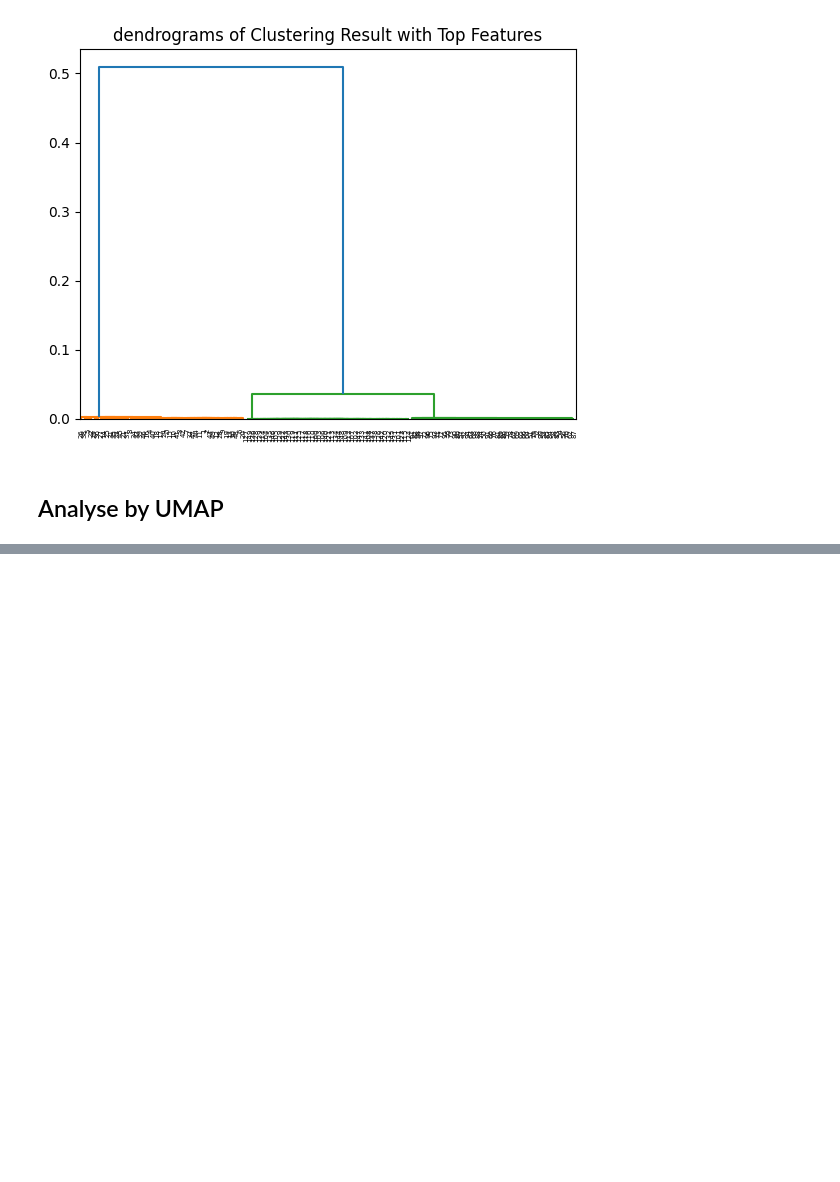
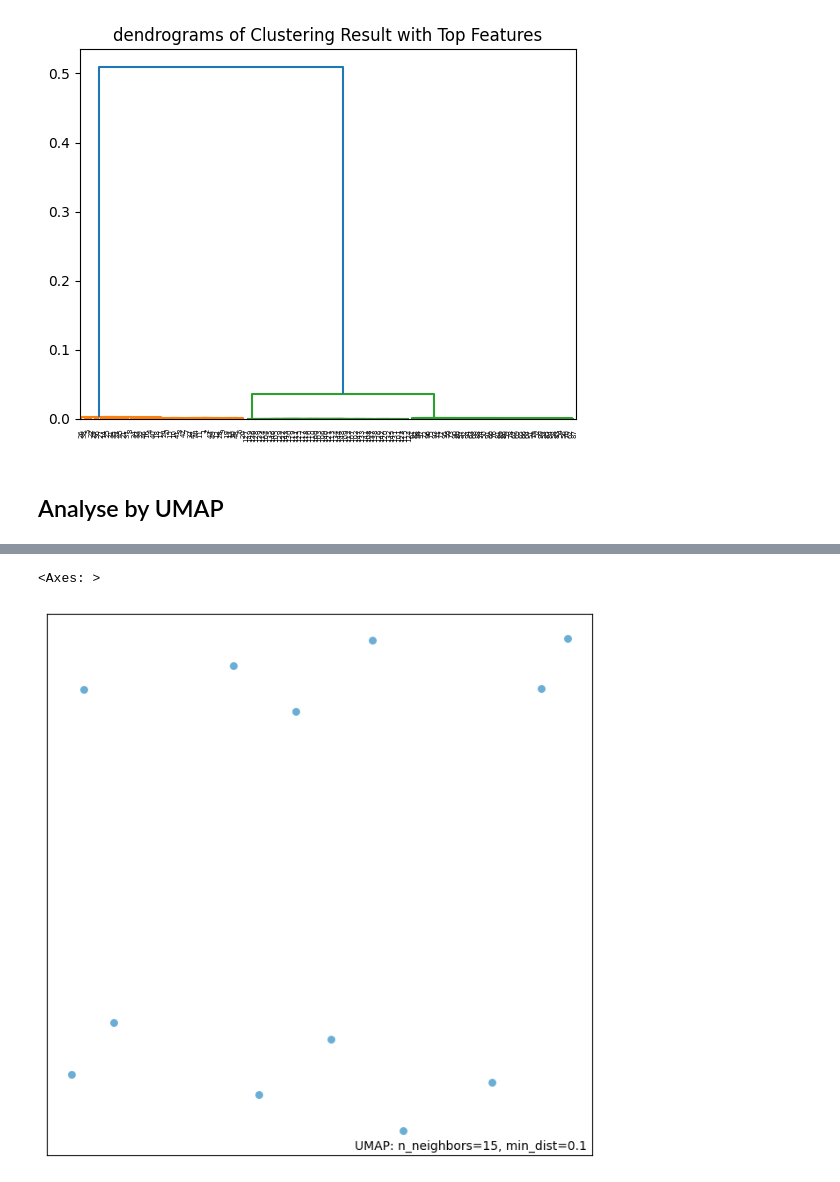
Before and after one commit to cccheryl0111/M2R_Group4, a Jupyter notebook: code.ipynb, the cells around one changed output, grey strips where cells are left out. Saved outputs shown, nothing was run; the diff lists cells and outputs as text; code cells hidden in the pictures; blank space fills up the shorter version.

```diff
--- a/code.ipynb
+++ b/code.ipynb
@@ -1483,0 +1755,11 @@ OMP: Info #271: omp_set_nested routine deprecated, please use omp_set_max_active
+# %%
+from umap import UMAP, plot
+
+
+map_real = UMAP().fit(h_dropped_real)
+
+%matplotlib inline
+plot.points(map_real)
+# %% [output]
+<Axes: >
+[figure, added]
```
Also changed, not shown: parts of 37 cells of this notebook, 39 other files.
